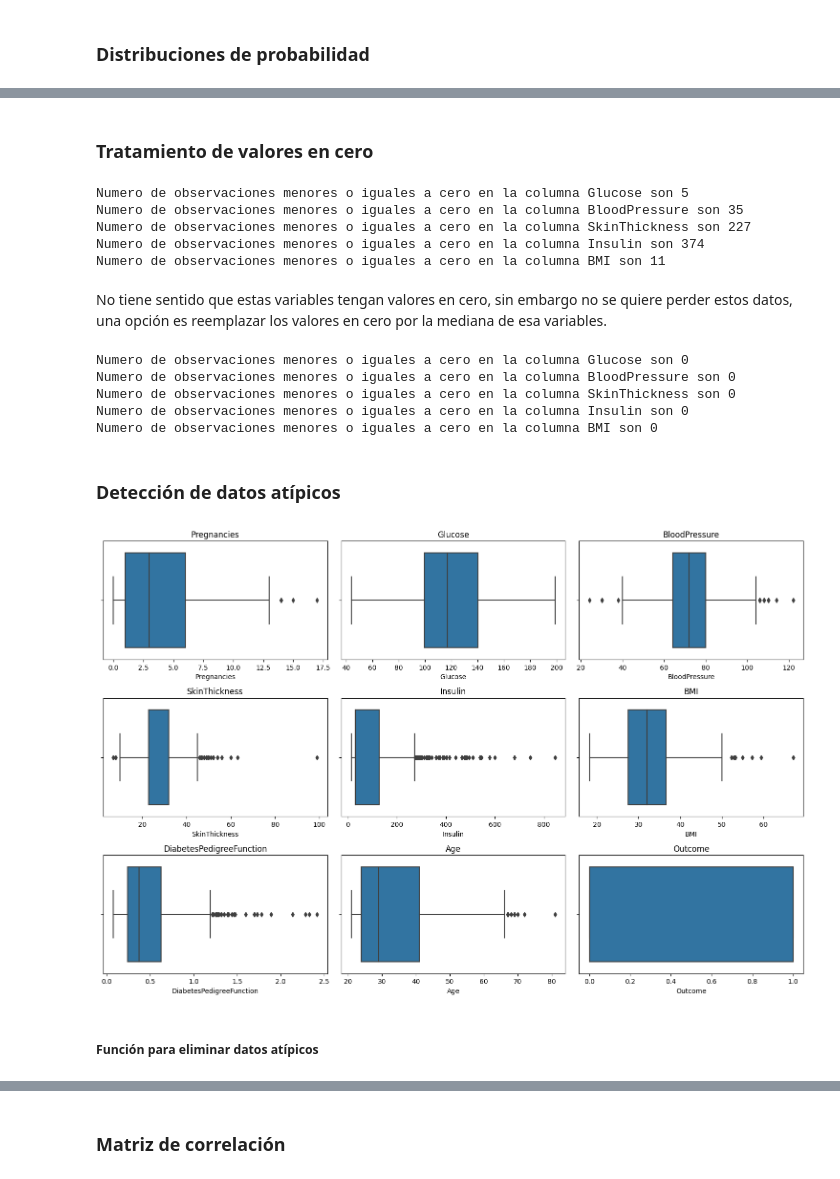
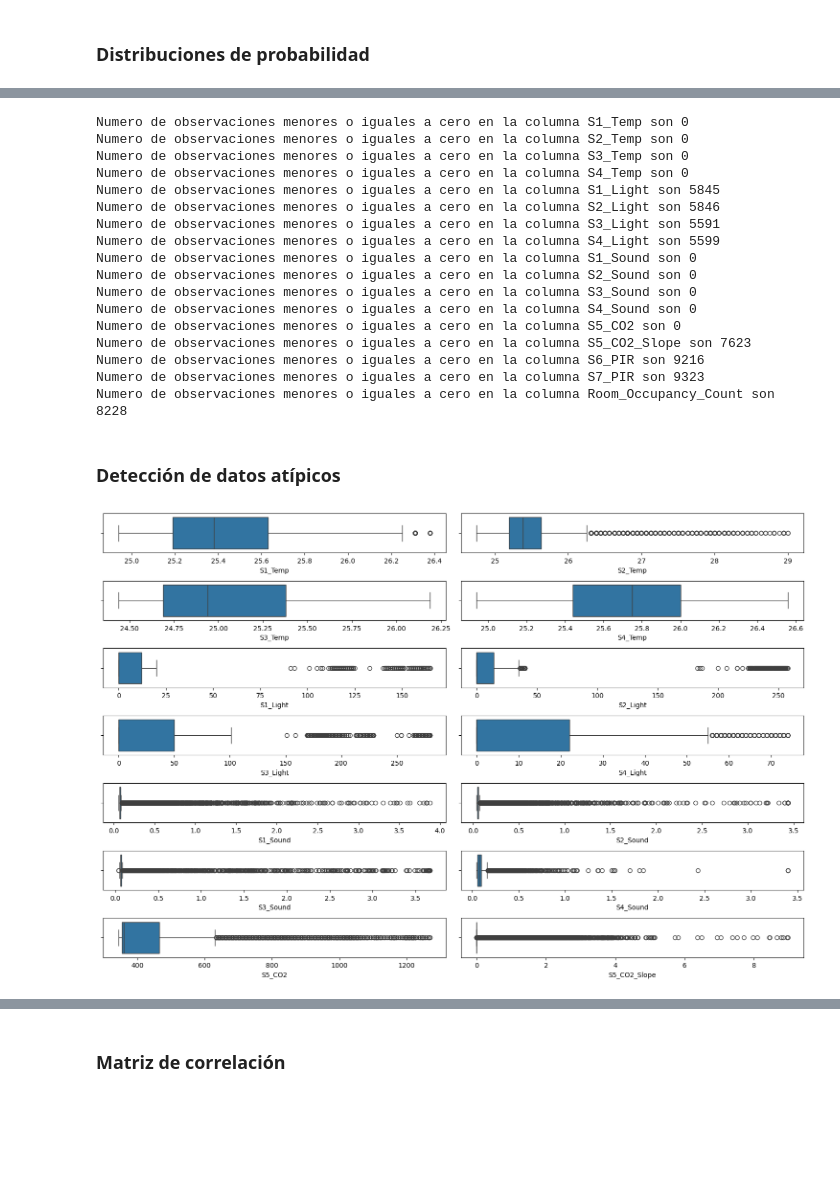
Before and after one commit to GRUNECO/MINIONS, a Jupyter notebook: EDA.ipynb, the cells around one changed output, grey strips where cells are left out. Drawn from its saved outputs; the diff is of its cells as text; code cells hidden in the pictures; blank space fills up the shorter version.

```diff
--- a/EDA.ipynb
+++ b/EDA.ipynb
@@ -164,3 +184,3 @@ from sklearn.preprocessing import StandardScaler, MinMaxScaler
 # %%
-pca = PCA(n_components=14)
-p_components  = pca.fit(df_estand)
+pca2 = PCA(n_components=6)
+p_components  = pca2.fit(df_estand)
@@ -240,6 +187,3 @@ Eigenvectors (Principal Components):
-# %%
-pca2 = PCA(n_components=5)
-p_components  = pca2.fit(df_estand)
 # %%
 loadings2 = pca2.components_
 for i, pc_loadings in enumerate(loadings2):
@@ -285,15 +228,0 @@ plt.show()
-# %%
-data['DateTime'] = pd.to_datetime(data['Date'] + ' ' + data['Time'])
-
-# Ordenar los datos por la columna 'DateTime' (en caso de que no estén ordenados)
-data = data.sort_values('DateTime')
-
-# Graficar la medida del sensor en función del tiempo
-plt.figure(figsize=(10, 6))
-plt.plot(data['DateTime'], data['S1_Temp'], marker='o', linestyle='-')
-plt.title('Mediciones del Sensor S1 a lo largo del Tiempo')
-plt.xlabel('Fecha y Hora')
-plt.ylabel('Temperatura (°C)')
-plt.xticks(rotation=45)  # Rotar los valores del eje x para mejorar la legibilidad
-plt.grid(True)
-plt.show()
@@ -302,47 +229,39 @@ plt.show()
-# %% [markdown]
-### Tratamiento de valores en cero
 # %%
-cols= data[['Glucose','BloodPressure','SkinThickness','Insulin','BMI']]
-for col in cols:
+
+for col in data.columns.tolist()[2:]:
     zero_values = len(data[data[col] <= 0])
     print("Numero de observaciones menores o iguales a cero en la columna {} son {}".format(col,zero_values))
 # %% [output]
-Numero de observaciones menores o iguales a cero en la columna Glucose son 5
-Numero de observaciones menores o iguales a cero en la columna BloodPressure son 35
-Numero de observaciones menores o iguales a cero en la columna SkinThickness son 227
-Numero de observaciones menores o iguales a cero en la columna Insulin son 374
-Numero de observaciones menores o iguales a cero en la columna BMI son 11
+Numero de observaciones menores o iguales a cero en la columna S1_Temp son 0
+Numero de observaciones menores o iguales a cero en la columna S2_Temp son 0
+Numero de observaciones menores o iguales a cero en la columna S3_Temp son 0
+Numero de observaciones menores o iguales a cero en la columna S4_Temp son 0
+Numero de observaciones menores o iguales a cero en la columna S1_Light son 5845
+Numero de observaciones menores o iguales a cero en la columna S2_Light son 5846
+Numero de observaciones menores o iguales a cero en la columna S3_Light son 5591
+Numero de observaciones menores o iguales a cero en la columna S4_Light son 5599
+Numero de observaciones menores o iguales a cero en la columna S1_Sound son 0
+Numero de observaciones menores o iguales a cero en la columna S2_Sound son 0
+Numero de observaciones menores o iguales a cero en la columna S3_Sound son 0
+Numero de observaciones menores o iguales a cero en la columna S4_Sound son 0
+Numero de observaciones menores o iguales a cero en la columna S5_CO2 son 0
+Numero de observaciones menores o iguales a cero en la columna S5_CO2_Slope son 7623
+Numero de observaciones menores o iguales a cero en la columna S6_PIR son 9216
+Numero de observaciones menores o iguales a cero en la columna S7_PIR son 9323
+Numero de observaciones menores o iguales a cero en la columna Room_Occupancy_Count son 8228
-# %% [markdown]
-No tiene sentido que  estas variables tengan valores en cero, sin embargo no se quiere perder estos datos, una opción es reemplazar los valores en cero por la mediana de esa variables.
-# %%
-cols= data[['Glucose','BloodPressure','SkinThickness','Insulin','BMI']]
-for col in cols:
-    median = data[col].median()
-    data.loc[data[col]<=0,col] = median
-# %%
-cols= data[['Glucose','BloodPressure','SkinThickness','Insulin','BMI']]
-for col in cols:
-    zero_values = len(data[data[col] <= 0])
-    print("Numero de observaciones menores o iguales a cero en la columna {} son {}".format(col,zero_values))
-# %% [output]
-Numero de observaciones menores o iguales a cero en la columna Glucose son 0
-Numero de observaciones menores o iguales a cero en la columna BloodPressure son 0
-Numero de observaciones menores o iguales a cero en la columna SkinThickness son 0
-Numero de observaciones menores o iguales a cero en la columna Insulin son 0
-Numero de observaciones menores o iguales a cero en la columna BMI son 0
 # %% [markdown]
 ### Detección de datos atípicos
 # %%
 int_vars = data.select_dtypes(include = ['int','float'])
-
-fig, axs = plt.subplots(nrows=5, ncols=4, figsize=(15,10))
+int_vars = data.columns.tolist()[2:-3]
+fig, axs = plt.subplots(nrows=7, ncols=2, figsize=(15,10))
 axs = axs.flatten()
 
-for i, var in enumerate (int_vars):
+for i, var in enumerate(int_vars):
     sns.boxplot(x=var,data=data,ax=axs[i])
-    axs[i].set_title(var)
+    #axs[i].set_title(var)
 
 plt.tight_layout()
 plt.show()
 # %% [output]
-[figure, old version]
+[figure, new version]
@@ -352,2 +267,0 @@ outliers=['Pregnancies', 'BloodPressure', 'SkinThickness', 'Insulin','BMI',
-# %% [markdown]
-##### Función para eliminar datos atípicos
```
Also changed, not shown: parts of 25 cells of this notebook.
